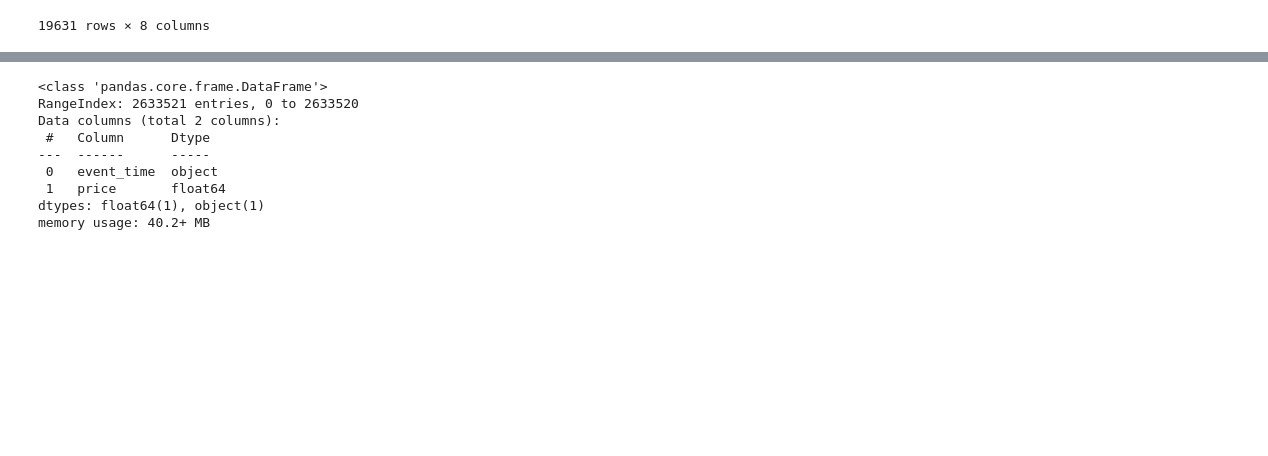
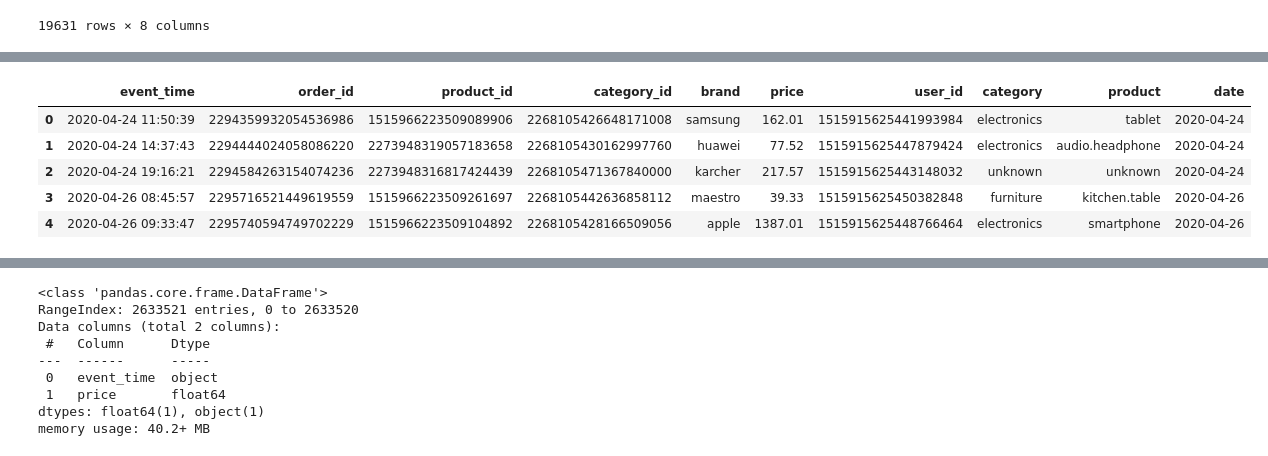
Before and after one commit to harimagar/Data-Science-Project, a Jupyter notebook: RecommendationSystem.ipynb, the cells around one changed output, grey strips where cells are left out. Cells and saved outputs as stored; diff of their text form; code cells hidden in the pictures; blank space fills up the shorter version.

```diff
--- a/RecommendationSystem.ipynb
+++ b/RecommendationSystem.ipynb
@@ -247,0 +326,9 @@ filtered_df
+# %%
+data.head()
+# %% [output]
+|  | event_time | order_id | product_id | category_id | brand | price | user_id | category | product | date |
+| 0 | 2020-04-24 11:50:39 | 2294359932054536986 | 1515966223509089906 | 2268105426648171008 | samsung | 162.01 | 1515915625441993984 | electronics | tablet | 2020-04-24 |
+| 1 | 2020-04-24 14:37:43 | 2294444024058086220 | 2273948319057183658 | 2268105430162997760 | huawei | 77.52 | 1515915625447879424 | electronics | audio.headphone | 2020-04-24 |
+| 2 | 2020-04-24 19:16:21 | 2294584263154074236 | 2273948316817424439 | 2268105471367840000 | karcher | 217.57 | 1515915625443148032 | unknown | unknown | 2020-04-24 |
+| 3 | 2020-04-26 08:45:57 | 2295716521449619559 | 1515966223509261697 | 2268105442636858112 | maestro | 39.33 | 1515915625450382848 | furniture | kitchen.table | 2020-04-26 |
+| 4 | 2020-04-26 09:33:47 | 2295740594749702229 | 1515966223509104892 | 2268105428166509056 | apple | 1387.01 | 1515915625448766464 | electronics | smartphone | 2020-04-26 |
```
Also changed, not shown: parts of 13 cells of this notebook.
